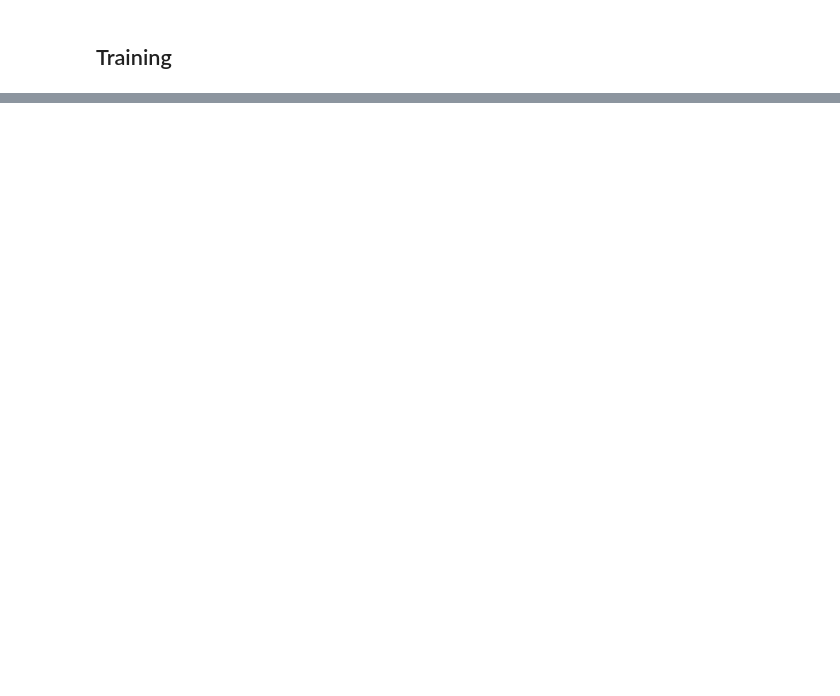
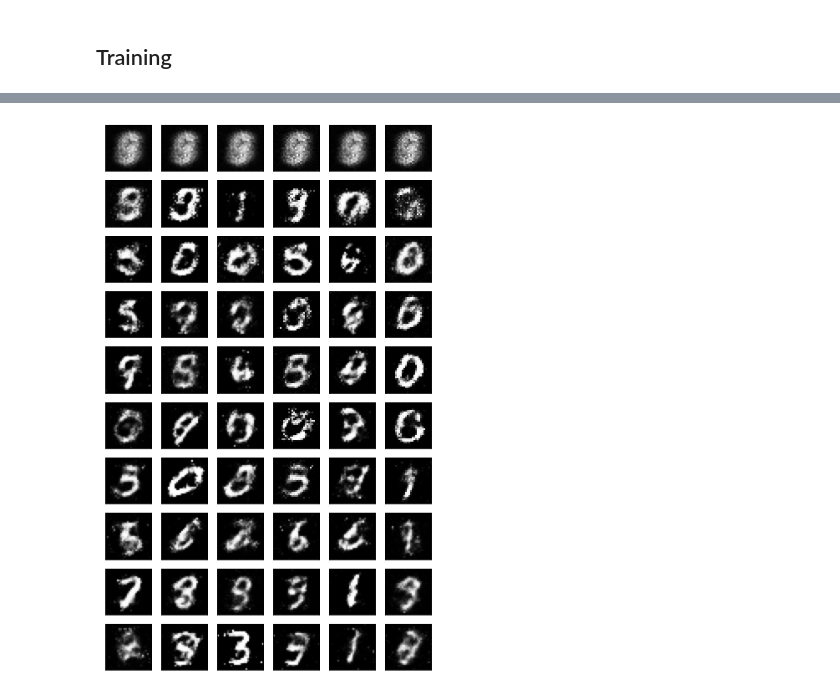
Before and after one commit to jackhanslope/toy-gan, a Jupyter notebook: mnist.ipynb, the cells around one changed output, grey strips where cells are left out. Drawn from its saved outputs; the diff is of its cells as text; code cells hidden in the pictures; blank space fills up the shorter version.

```diff
--- a/mnist.ipynb
+++ b/mnist.ipynb
@@ -154,0 +307,13 @@ Epoch: 1 Time   : 89.68192601203918 seconds
+# %%
+rows = 10 # split epochs into 10, so 100/10 = every 10 epochs
+cols = 6
+fig, axes = plt.subplots(figsize=(7,12), nrows=rows, ncols=cols, sharex=True, sharey=True)
+
+for sample, ax_row in zip(samples[::int(len(samples)/rows)], axes):
+    for img, ax in zip(sample[::int(len(sample)/cols)], ax_row):
+        img = img.detach()
+        ax.imshow(img.reshape((28,28)), cmap='Greys_r')
+        ax.xaxis.set_visible(False)
+        ax.yaxis.set_visible(False)
+# %% [output]
+[figure, added]
```
Also changed, not shown: parts of 31 cells of this notebook.
